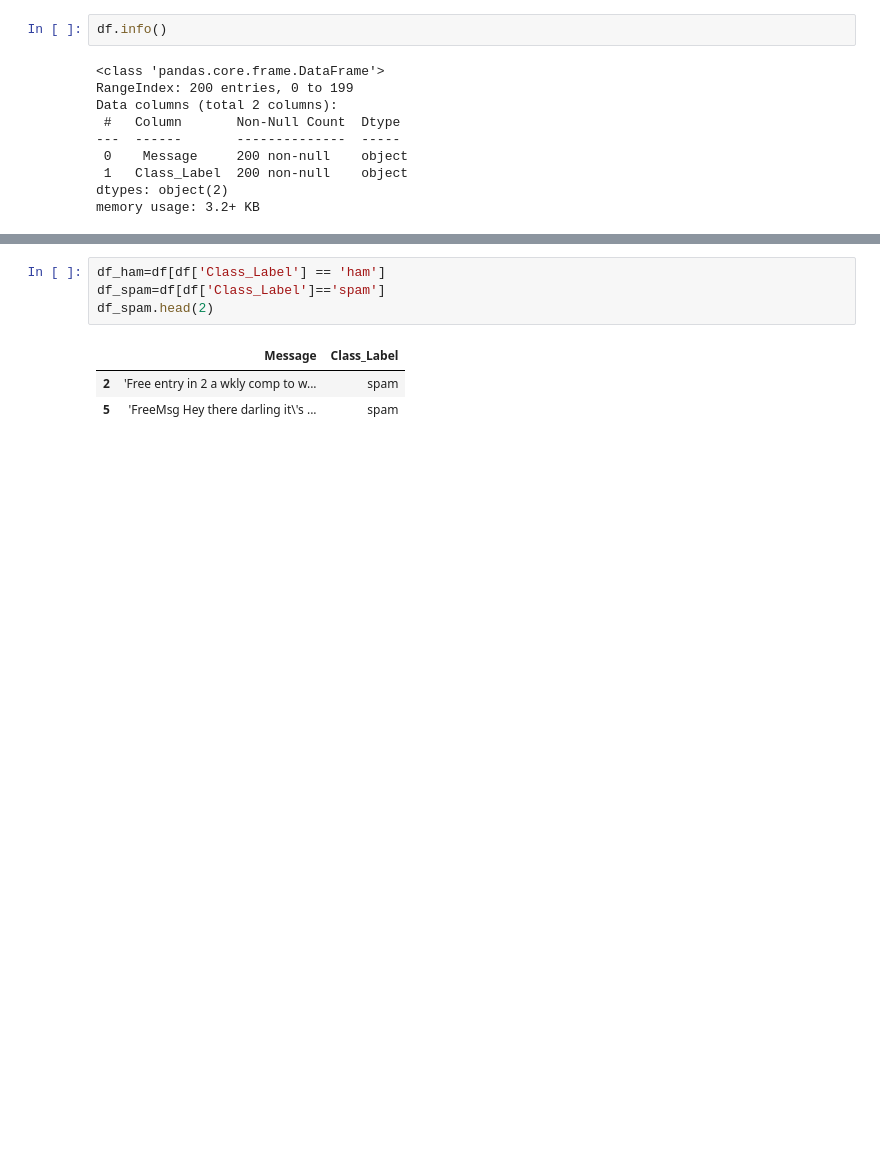
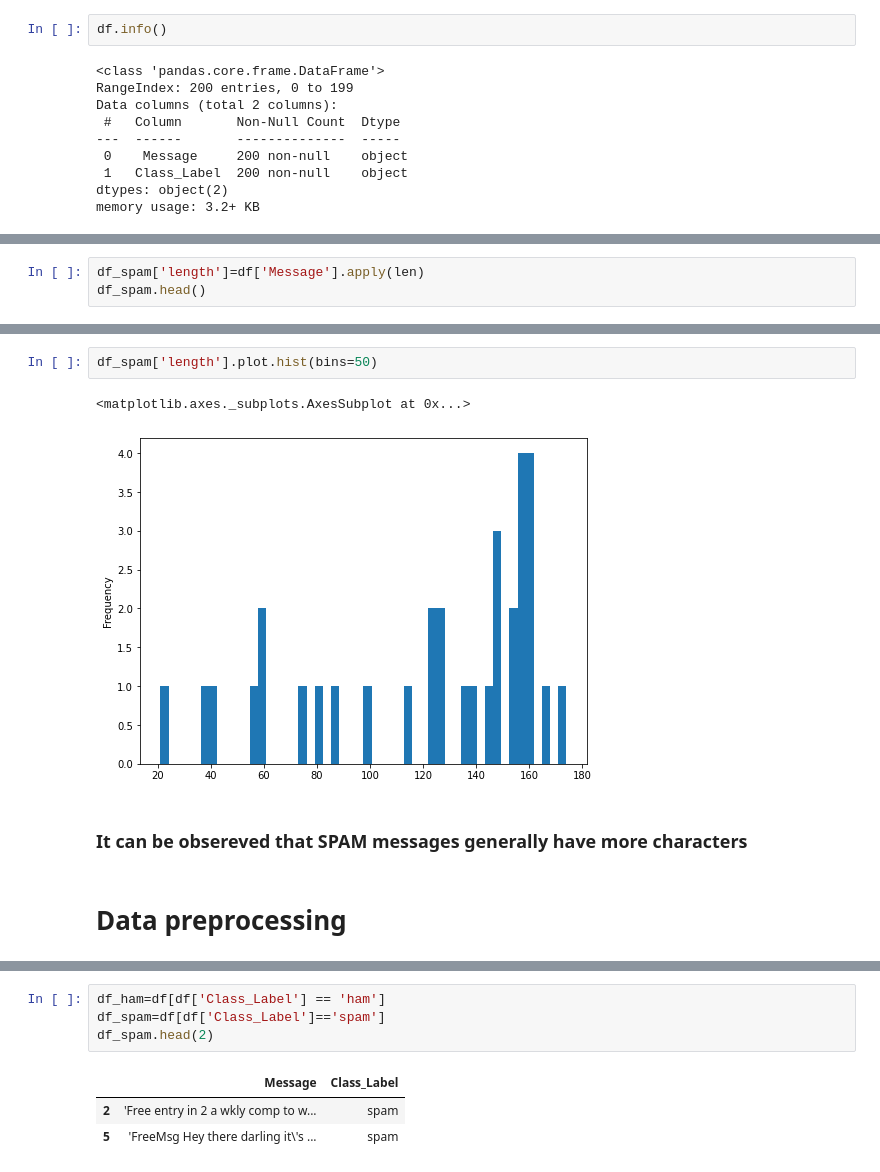
Before and after one commit to Taiba528/My-Python-World, a Jupyter notebook: Ham_SpamCLassification.ipynb, the cells around one changed output, grey strips where cells are left out. Cells and saved outputs as stored; diff of their text form; blank space fills up the shorter version.

```diff
--- a/Ham_SpamCLassification.ipynb
+++ b/Ham_SpamCLassification.ipynb
@@ -66,0 +252,3 @@ Text(0.5, 1.0, 'Number of ham and spam messages')
+# %%
+df_spam['length']=df['Message'].apply(len)
+df_spam.head()
@@ -66,0 +267,9 @@ Text(0.5, 1.0, 'Number of ham and spam messages')
+# %%
+df_spam['length'].plot.hist(bins=50)
+# %% [output]
+<matplotlib.axes._subplots.AxesSubplot at 0x...>
+[figure, added]
+# %% [markdown]
+### It can be obsereved that SPAM messages generally have more characters
+# %% [markdown]
+# Data preprocessing
```
Also changed, not shown: parts of 55 cells of this notebook.
